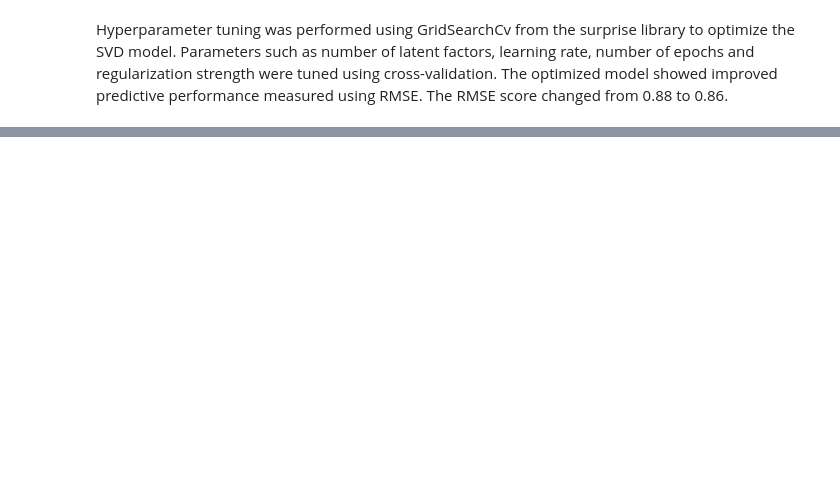
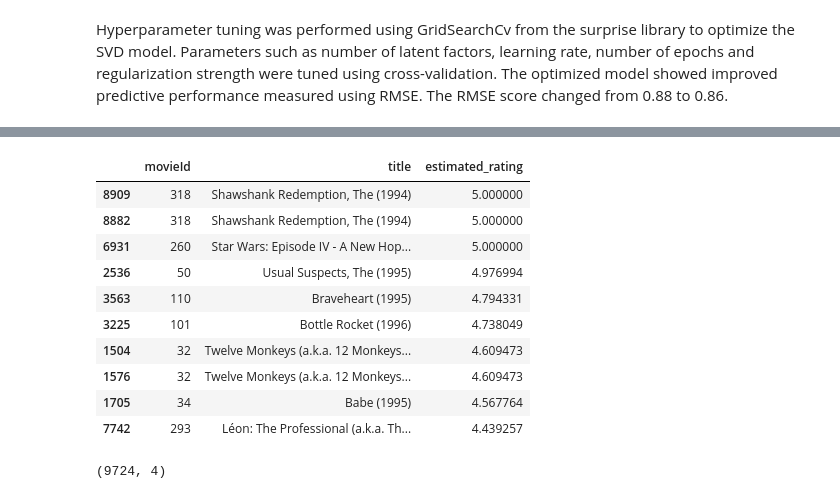
Before and after one commit to Saadia-ramo/Phase-4-final-project, a Jupyter notebook: Movie Recommender system-ipynb.ipynb, the cells around one changed output, grey strips where cells are left out. Saved outputs shown, nothing was run; the diff lists cells and outputs as text; code cells hidden in the pictures; blank space fills up the shorter version.

```diff
--- a/Movie Recommender system-ipynb.ipynb
+++ b/Movie Recommender system-ipynb.ipynb
@@ -330,3 +324,12 @@ ratings_movies = ratings.merge(movies, on='movieId', how='left')
 tag_agg = tags.groupby('movieId')['tag'].apply(lambda x: ''.join(x)).reset_index()
 # %%
 full_df = ratings_movies.merge(tag_agg, on='movieId', how='left')
+# %%
+ratings_movies = ratings_movies[
+    ['movieId', 'title', 'genres',
+     'userId_x', 'rating_x', 'timestamp_x']
+].rename(columns={
+    'userId_x': 'userId',
+    'rating_x': 'rating',
+    'timestamp_x': 'timestamp'
+})
@@ -364,0 +427,6 @@ np.float64(0.8812667512514577)
+# %%
+#Retrain the model
+#Train baseline model
+
+svd_model = SVD()
+svd_model.fit(trainset)
@@ -407,0 +487,47 @@ The optimized model showed improved predictive performance measured using RMSE.
+# %%
+def hybrid_recommendations(user_id, title, cosine_sim=cosine_sim):
+  # Get index of the movie
+  idx = indices[title]
+
+  # Get similarity scores
+  sim_scores = list(enumerate(cosine_sim[idx]))
+
+  # Sort movies by similarity
+  sim_scores = sorted(sim_scores, key=lambda x: x[1], reverse=True)
+
+  # Top 20 similar movies (excluding itself)
+  sim_scores = sim_scores[1:21]
+
+  movie_indices = [i[0] for i in sim_scores]
+
+  # Get candidate movies
+  candidates = movies.iloc[movie_indices][['movieId', 'title',]].copy()
+
+  # Predict ratings for user
+  candidates['estimated_rating'] = candidates['movieId'].apply(lambda x: svd_model.predict(user_id, x).est)
+
+  # Rank by predicted rating
+  candidates = candidates.sort_values('estimated_rating', ascending=False)
+  return candidates.head(10)
+# %%
+# Testing the Hybrid Model
+hybrid_recommendations(user_id=1, title="Toy Story (1995)")
+# %% [output]
+|  | movieId | title | estimated_rating |
+| 8909 | 318 | Shawshank Redemption, The (1994) | 5.000000 |
+| 8882 | 318 | Shawshank Redemption, The (1994) | 5.000000 |
+| 6931 | 260 | Star Wars: Episode IV - A New Hop... | 5.000000 |
+| 2536 | 50 | Usual Suspects, The (1995) | 4.976994 |
+| 3563 | 110 | Braveheart (1995) | 4.794331 |
+| 3225 | 101 | Bottle Rocket (1996) | 4.738049 |
+| 1504 | 32 | Twelve Monkeys (a.k.a. 12 Monkeys... | 4.609473 |
+| 1576 | 32 | Twelve Monkeys (a.k.a. 12 Monkeys... | 4.609473 |
+| 1705 | 34 | Babe (1995) | 4.567764 |
+| 7742 | 293 | Léon: The Professional (a.k.a. Th... | 4.439257 |
+# %%
+# Removing duplicates
+movies_unique = movies_unique.drop_duplicates(subset='movieId').reset_index(drop=True)
+indices = pd.Series(movies_unique.index, index=movies_unique['title']).drop_duplicates()
+print(movies_unique.shape)
+# %% [output]
+(9724, 4)
```
Also changed, not shown: parts of 27 cells of this notebook.
